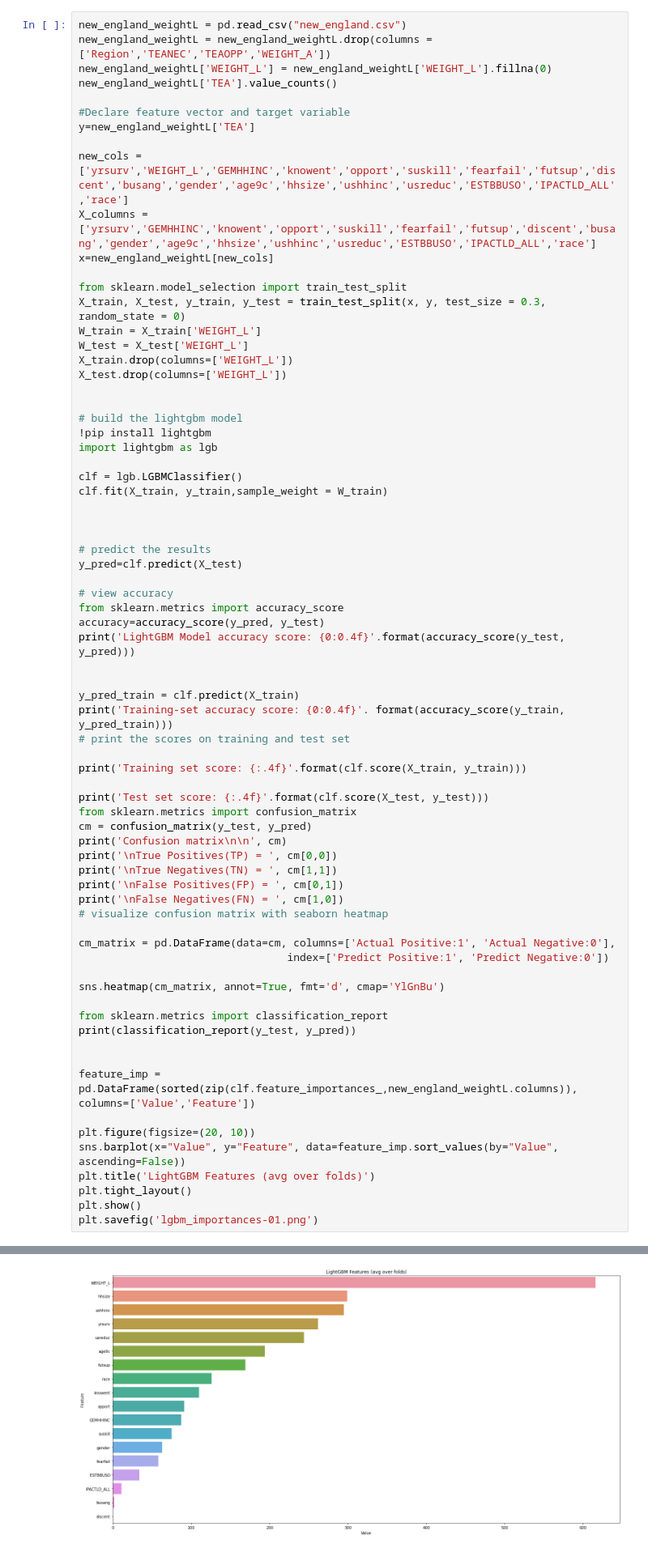
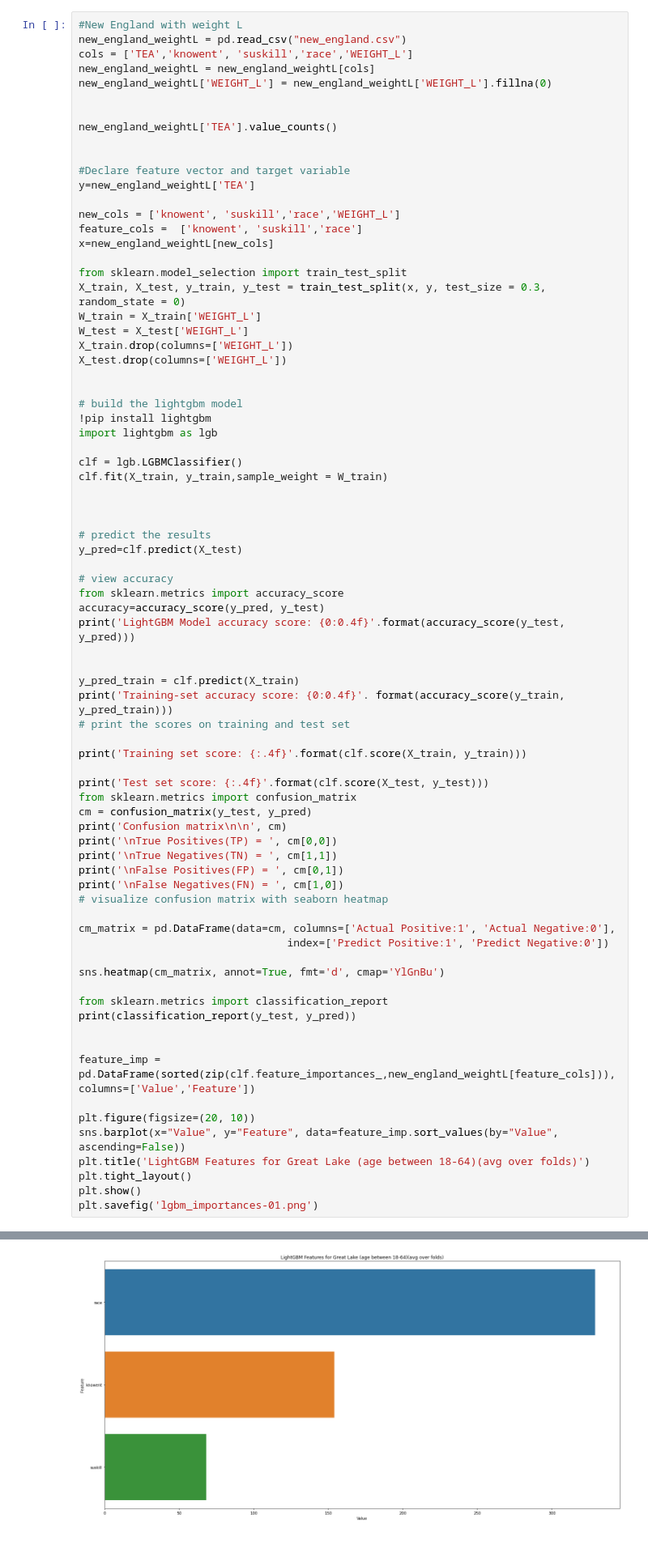
Before and after one commit to JasonWYZE/Babson-Hackathon, a Jupyter notebook: data_hackathon.ipynb, the cells around one changed output, grey strips where cells are left out. Shown: that part at 81% size. Saved outputs shown, nothing was run; the diff lists cells and outputs as text.

```diff
--- a/data_hackathon.ipynb
+++ b/data_hackathon.ipynb
@@ -207,14 +226,19 @@ weighted avg       0.85      0.89      0.87       294
 # %%
+#New England with weight L
 new_england_weightL = pd.read_csv("new_england.csv")
-new_england_weightL = new_england_weightL.drop(columns = ['Region','TEANEC','TEAOPP','WEIGHT_A'])
+cols = ['TEA','knowent', 'suskill','race','WEIGHT_L']
+new_england_weightL = new_england_weightL[cols]
 new_england_weightL['WEIGHT_L'] = new_england_weightL['WEIGHT_L'].fillna(0)
+
+
 new_england_weightL['TEA'].value_counts()
+
 
 #Declare feature vector and target variable
 y=new_england_weightL['TEA']
 
-new_cols = ['yrsurv','WEIGHT_L','GEMHHINC','knowent','opport','suskill','fearfail','futsup','discent','busang','gender','age9c','hhsize','ushhinc','usreduc','ESTBBUSO','IPACTLD_ALL','race']
-X_columns = ['yrsurv','GEMHHINC','knowent','opport','suskill','fearfail','futsup','discent','busang','gender','age9c','hhsize','ushhinc','usreduc','ESTBBUSO','IPACTLD_ALL','race']
+new_cols = ['knowent', 'suskill','race','WEIGHT_L']
+feature_cols =  ['knowent', 'suskill','race']
 x=new_england_weightL[new_cols]
 
 from sklearn.model_selection import train_test_split
@@ -268,11 +292,11 @@ from sklearn.metrics import classification_report
 print(classification_report(y_test, y_pred))
 
 
-feature_imp = pd.DataFrame(sorted(zip(clf.feature_importances_,new_england_weightL.columns)), columns=['Value','Feature'])
+feature_imp = pd.DataFrame(sorted(zip(clf.feature_importances_,new_england_weightL[feature_cols])), columns=['Value','Feature'])
 
 plt.figure(figsize=(20, 10))
 sns.barplot(x="Value", y="Feature", data=feature_imp.sort_values(by="Value", ascending=False))
-plt.title('LightGBM Features (avg over folds)')
+plt.title('LightGBM Features for Great Lake (age between 18-64)(avg over folds)')
 plt.tight_layout()
 plt.show()
 plt.savefig('lgbm_importances-01.png')
@@ -296,6 +320,6 @@ Confusion matrix
 weighted avg       0.86      0.88      0.87       294
 [figure]
-[figure, old version]
+[figure, new version]
 <Figure size 432x288 with 0 Axes>
 # %%
 #Great Lakes with Weight A
```
Also changed, not shown: parts of 12 cells of this notebook.
